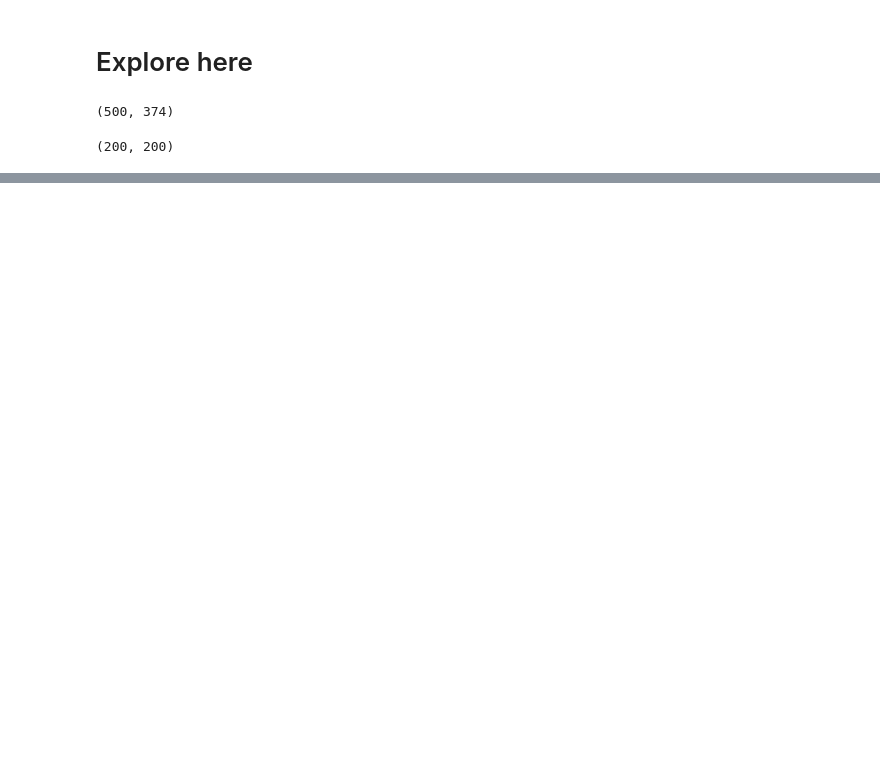
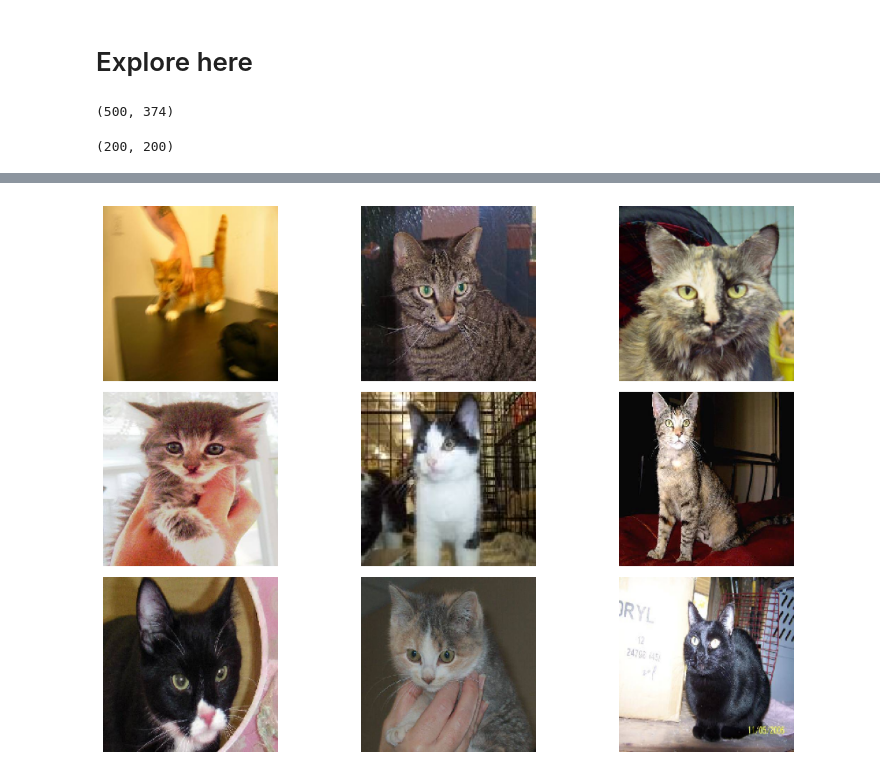
Before and after one commit to leandro-reguero/deep-learning-project, a Jupyter notebook: src/explore.ipynb, the cells around one changed output, grey strips where cells are left out. Saved outputs shown, nothing was run; the diff lists cells and outputs as text; code cells hidden in the pictures; blank space fills up the shorter version.

```diff
--- a/src/explore.ipynb
+++ b/src/explore.ipynb
@@ -43,7 +44 @@ img = load_img(cat_images[0])
 img.show()
-# %%
-cat_images = cat_images.reshape(-1, 200, 200, 1)
-
-print(cat_images.shape)
-print(type(cat_images))
-print(cat_images.size)
@@ -51,0 +88,13 @@ AttributeError: 'list' object has no attribute 'reshape'
+# %%
+decision = str(input("do you like cats or dogs more? "))
+if decision.lower() == "cats":
+    image_processing(cat_images)
+
+elif decision.lower() == "dogs":
+    image_processing(dog_images)
+
+else:
+    print("Oops, invalid animal. ")
+    decision = str(input("Enter 'cats' or 'dogs':"))
+# %% [output]
+[figure, added]
```
Also changed, not shown: parts of 5 cells of this notebook.
